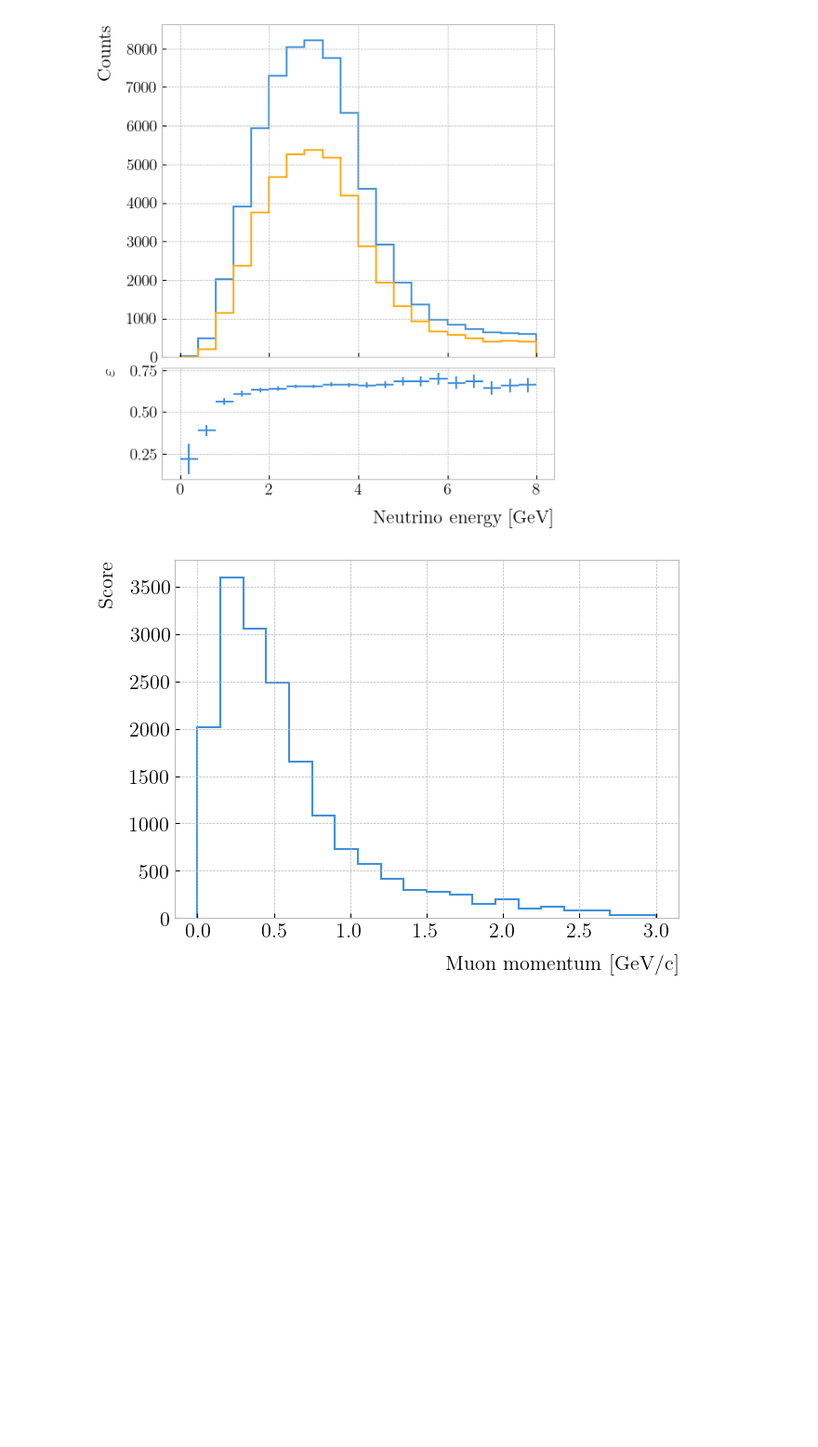
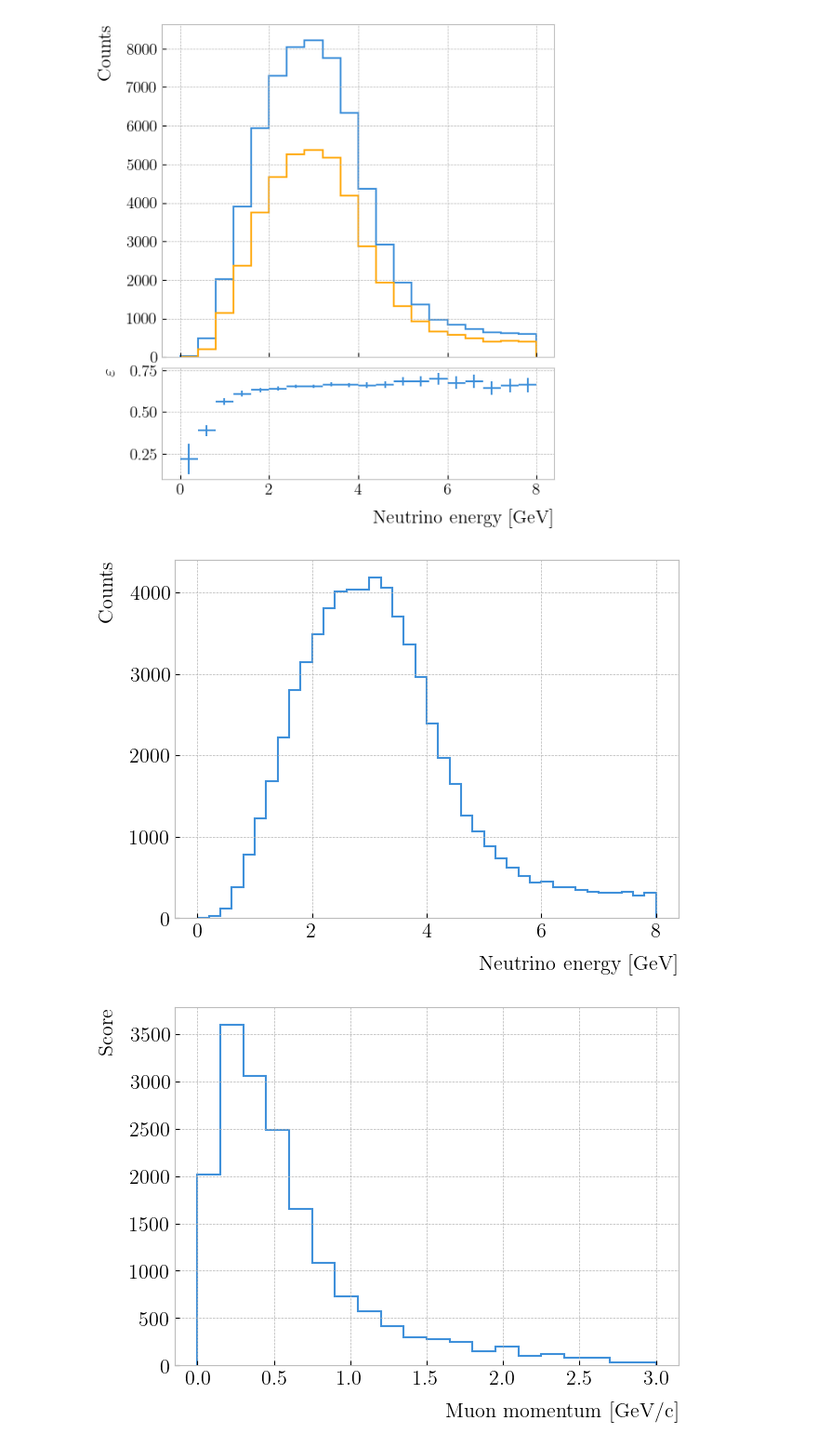
Before and after one commit to fmartinezlopez/GArAnaPy, a Jupyter notebook: scripts/test_notebook.ipynb, the cells around one changed output. Shown at 93% size. Saved outputs shown, nothing was run; the diff lists cells and outputs as text; code cells hidden in the pictures; blank space fills up the shorter version.

```diff
--- a/scripts/test_notebook.ipynb
+++ b/scripts/test_notebook.ipynb
@@ -119,6 +119,24 @@ axs[1].grid()
 plt.show()
 # %% [output]
 [figure]
+# %%
+# Don't you like your binning? Change it!
+other_energy_bins = np.linspace(0.0, 8.0, 41)
+
+a_spectrum.set_binning(other_energy_bins)
+
+fig, ax = plt.subplots(figsize=(7,5))
+a_spectrum.get_histogram().plot_histogram(ax)
+
+ax.set_xlabel("Neutrino energy [GeV]", fontsize=16, labelpad=10, loc="right")
+ax.set_ylabel("Counts", fontsize=16, labelpad=10, loc="top")
+
+ax.tick_params(axis='both', which='major', labelsize=16)
+ax.grid()
+
+plt.show()
+# %% [output]
+[figure, added]
 # %%
 # We can try a slightly different variable
 
```
Also changed, not shown: parts of 1 cell of this notebook, 1 other file.
